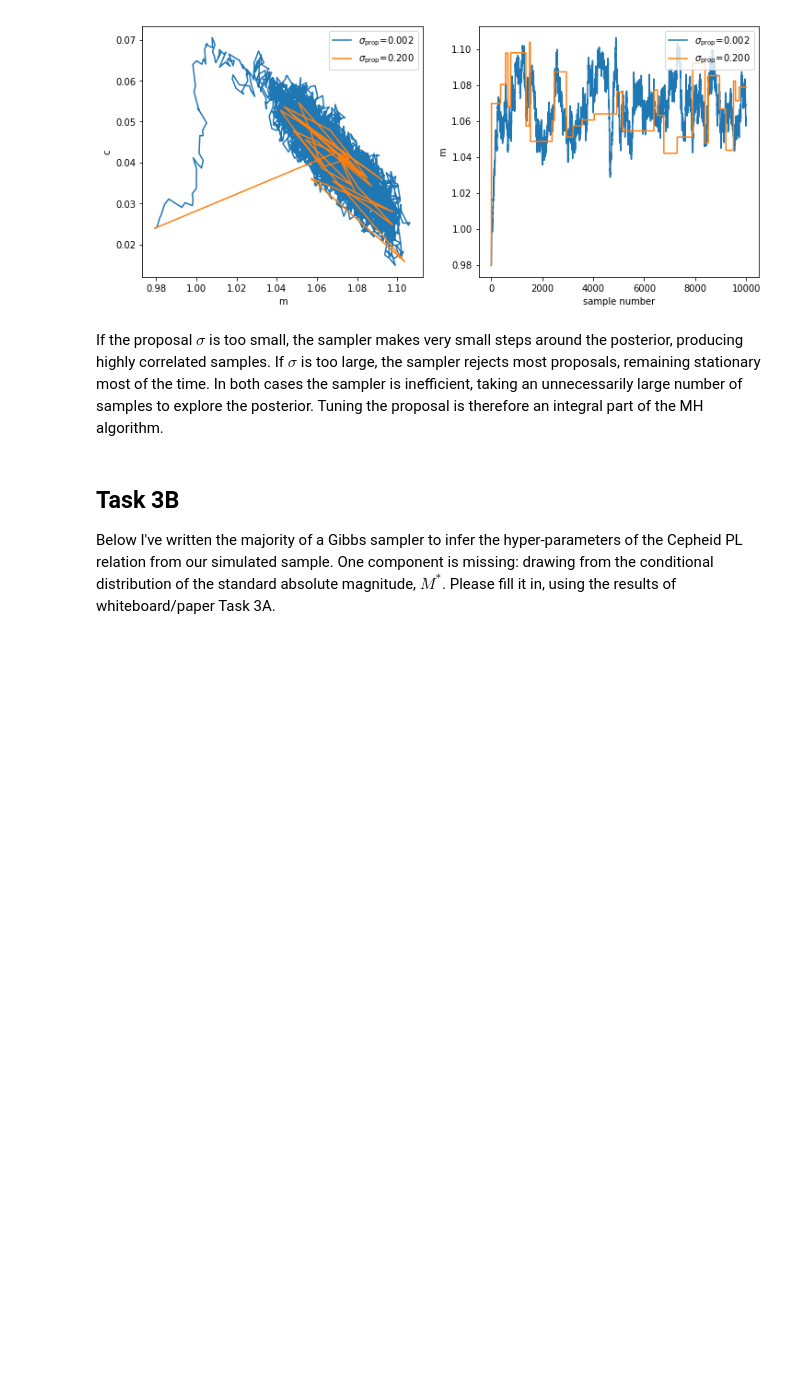
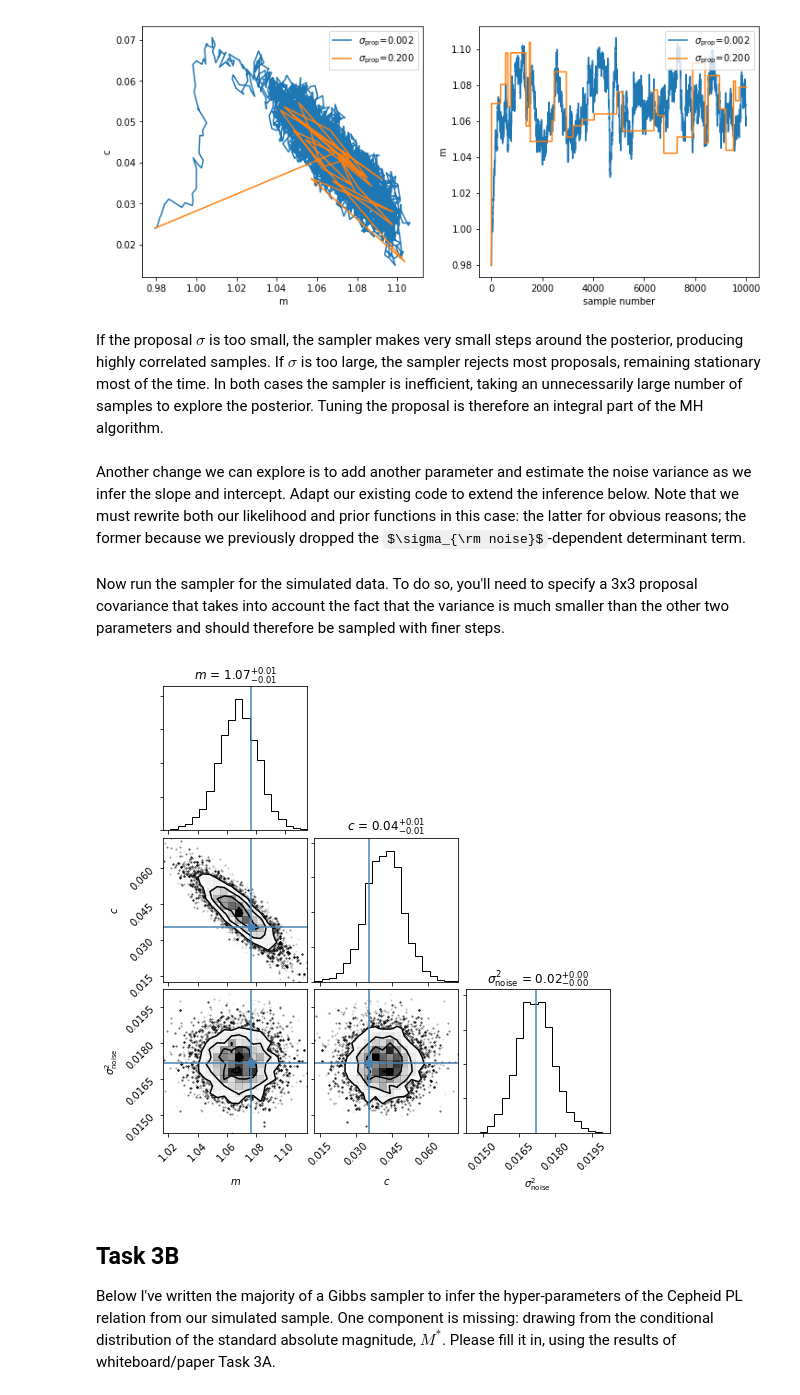
Before and after one commit to sfeeney/ahw19, a Jupyter notebook: ahw_complete.ipynb, the cells around one changed output. Drawn from its saved outputs; the diff is of its cells as text; code cells hidden in the pictures; some formulas as TeX source; blank space fills up the shorter version.

Commit message:
MH MCMC sampling noise variance.

```diff
--- a/ahw_complete.ipynb
+++ b/ahw_complete.ipynb
@@ -320,7 +316,8 @@ Now let's generate some marginalized parameter posteriors (by simply discarding
 import corner
 n_burnin = 100
 final_samples = samples[n_burnin:, :]
-fig = corner.corner(final_samples, labels=par_names[0: 2], show_titles=True, truths=pars[0: 2])
+par_names_co = ['$' + par_name + '$' for par_name in par_names]
+fig = corner.corner(final_samples, labels=par_names_co[0: 2], show_titles=True, truths=pars[0: 2])
 # %% [output]
 [figure]
 # %% [markdown]
@@ -350,3 +347,5 @@ axes[1].legend(loc='upper right')
 [figure]
 # %% [markdown]
 If the proposal $\sigma$ is too small, the sampler makes very small steps around the posterior, producing highly correlated samples. If $\sigma$ is too large, the sampler rejects most proposals, remaining stationary most of the time. In both cases the sampler is inefficient, taking an unnecessarily large number of samples to explore the posterior. Tuning the proposal is therefore an integral part of the MH algorithm.
+# %% [markdown]
+Another change we can explore is to add another parameter and estimate the noise variance as we infer the slope and intercept. Adapt our existing code to extend the inference below. Note that we must rewrite both our likelihood and prior functions in this case: the latter for obvious reasons; the former because we previously dropped the $\sigma_{\rm noise}$-dependent determinant term.
@@ -353,3 +400,15 @@ If the proposal $\sigma$ is too small, the sampler makes very small steps around
+# %% [markdown]
+Now run the sampler for the simulated data. To do so, you'll need to specify a 3x3 proposal covariance that takes into account the fact that the variance is much smaller than the other two parameters and should therefore be sampled with finer steps.
+# %%
+prop_cov = np.diag([0.02, 0.02, 0.002]) ** 2
+npr.seed(12345)
+samples, ln_posts = mh_sampler_nv(50000, x, y, mu_slope, sig_slope, mu_intcpt, sig_intcpt, \
+                                  shape_var_noise, scale_var_noise, prop_cov)
+n_burnin = 100
+final_samples = samples[n_burnin:, :]
+fig = corner.corner(final_samples, labels=par_names_co, show_titles=True, truths=pars)
+# %% [output]
+[figure, added]
 # %% [markdown]
 ## Task 3B
 
```
Also changed, not shown: parts of 2 cells of this notebook.
